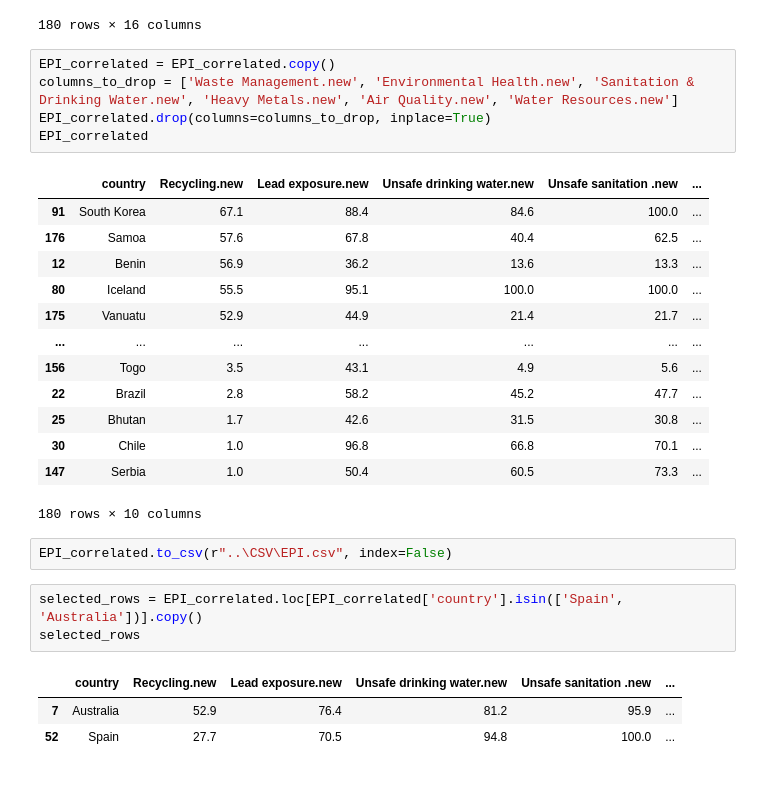
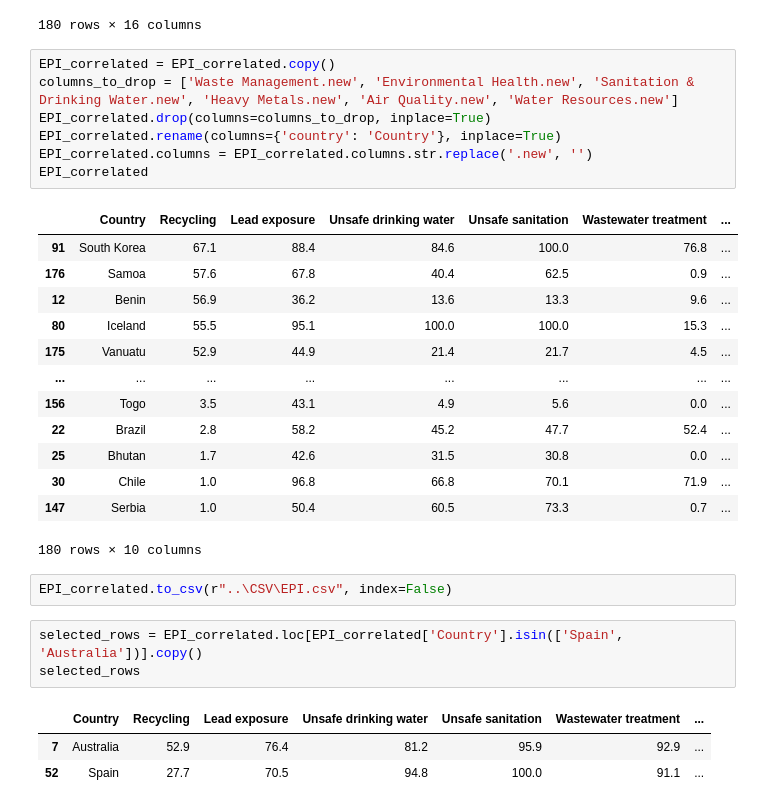
Before and after one commit to Futurartina/Powering_Recycling_in_Spain, a Jupyter notebook: Notebooks/EPI.ipynb, the cells around one changed output. Saved outputs shown, nothing was run; the diff lists cells and outputs as text.

```diff
--- a/Notebooks/EPI.ipynb
+++ b/Notebooks/EPI.ipynb
@@ -289,31 +289,33 @@ EPI_correlated
 # %%
 EPI_correlated = EPI_correlated.copy()
 columns_to_drop = ['Waste Management.new', 'Environmental Health.new', 'Sanitation & Drinking Water.new', 'Heavy Metals.new', 'Air Quality.new', 'Water Resources.new']
 EPI_correlated.drop(columns=columns_to_drop, inplace=True)
+EPI_correlated.rename(columns={'country': 'Country'}, inplace=True)
+EPI_correlated.columns = EPI_correlated.columns.str.replace('.new', '')
 EPI_correlated
 # %% [output]
-|  | country | Recycling.new | Lead exposure.new | Unsafe drinking water.new | Unsafe sanitation .new | ... |
-| 91 | South Korea | 67.1 | 88.4 | 84.6 | 100.0 | ... |
-| 176 | Samoa | 57.6 | 67.8 | 40.4 | 62.5 | ... |
-| 12 | Benin | 56.9 | 36.2 | 13.6 | 13.3 | ... |
-| 80 | Iceland | 55.5 | 95.1 | 100.0 | 100.0 | ... |
-| 175 | Vanuatu | 52.9 | 44.9 | 21.4 | 21.7 | ... |
-| ... | ... | ... | ... | ... | ... | ... |
-| 156 | Togo | 3.5 | 43.1 | 4.9 | 5.6 | ... |
-| 22 | Brazil | 2.8 | 58.2 | 45.2 | 47.7 | ... |
-| 25 | Bhutan | 1.7 | 42.6 | 31.5 | 30.8 | ... |
-| 30 | Chile | 1.0 | 96.8 | 66.8 | 70.1 | ... |
-| 147 | Serbia | 1.0 | 50.4 | 60.5 | 73.3 | ... |
+|  | Country | Recycling | Lead exposure | Unsafe drinking water | Unsafe sanitation | Wastewater treatment | ... |
+| 91 | South Korea | 67.1 | 88.4 | 84.6 | 100.0 | 76.8 | ... |
+| 176 | Samoa | 57.6 | 67.8 | 40.4 | 62.5 | 0.9 | ... |
+| 12 | Benin | 56.9 | 36.2 | 13.6 | 13.3 | 9.6 | ... |
+| 80 | Iceland | 55.5 | 95.1 | 100.0 | 100.0 | 15.3 | ... |
+| 175 | Vanuatu | 52.9 | 44.9 | 21.4 | 21.7 | 4.5 | ... |
+| ... | ... | ... | ... | ... | ... | ... | ... |
+| 156 | Togo | 3.5 | 43.1 | 4.9 | 5.6 | 0.0 | ... |
+| 22 | Brazil | 2.8 | 58.2 | 45.2 | 47.7 | 52.4 | ... |
+| 25 | Bhutan | 1.7 | 42.6 | 31.5 | 30.8 | 0.0 | ... |
+| 30 | Chile | 1.0 | 96.8 | 66.8 | 70.1 | 71.9 | ... |
+| 147 | Serbia | 1.0 | 50.4 | 60.5 | 73.3 | 0.7 | ... |
 180 rows × 10 columns
 # %%
 EPI_correlated.to_csv(r"..\CSV\EPI.csv", index=False)
 # %%
-selected_rows = EPI_correlated.loc[EPI_correlated['country'].isin(['Spain', 'Australia'])].copy()
+selected_rows = EPI_correlated.loc[EPI_correlated['Country'].isin(['Spain', 'Australia'])].copy()
 selected_rows
 # %% [output]
-|  | country | Recycling.new | Lead exposure.new | Unsafe drinking water.new | Unsafe sanitation .new | ... |
-| 7 | Australia | 52.9 | 76.4 | 81.2 | 95.9 | ... |
-| 52 | Spain | 27.7 | 70.5 | 94.8 | 100.0 | ... |
+|  | Country | Recycling | Lead exposure | Unsafe drinking water | Unsafe sanitation | Wastewater treatment | ... |
+| 7 | Australia | 52.9 | 76.4 | 81.2 | 95.9 | 92.9 | ... |
+| 52 | Spain | 27.7 | 70.5 | 94.8 | 100.0 | 91.1 | ... |
 # %%
 numeric_cols = selected_rows.columns[2:]
 new_row = selected_rows[numeric_cols].iloc[0] - selected_rows[numeric_cols].iloc[1]
```
Also changed, not shown: parts of 4 cells of this notebook, 7 other files.
